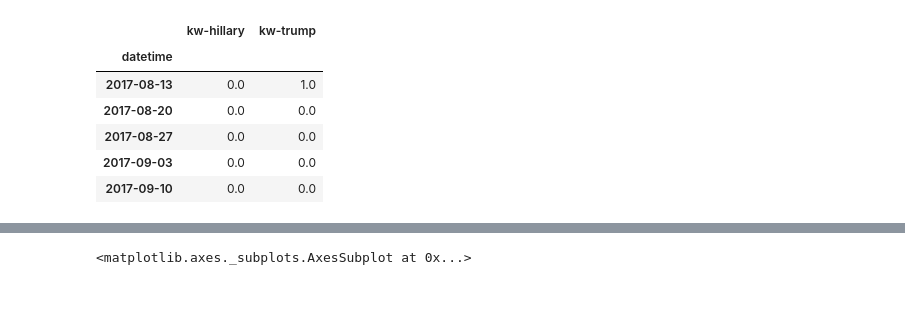
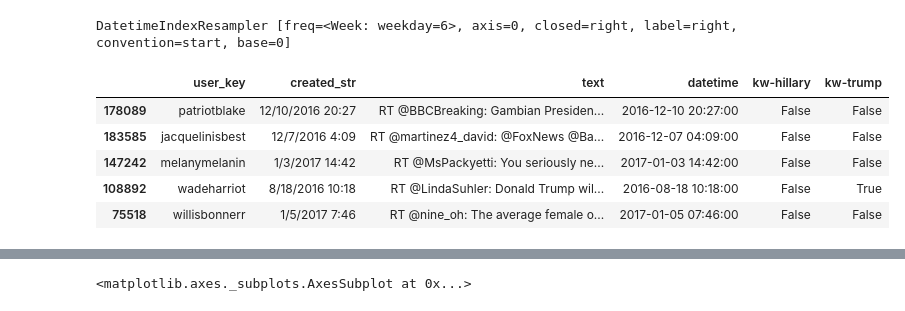
Before and after one commit to FLYSTEPHEN/Others-unaccomplished, a Jupyter notebook: try-time.ipynb, the cells around one changed output, grey strips where cells are left out. Cells and saved outputs as stored; diff of their text form; code cells hidden in the pictures.

```diff
--- a/try-time.ipynb
+++ b/try-time.ipynb
@@ -43,0 +36,2 @@ df.head()
+# %%
+df.set_index('datetime').resample('1W').aggregate('count').tail()
@@ -44,16 +46,19 @@ df.head()
+# %%
+df.set_index('datetime').resample('1w').aggregate('count').plot()
+# %% [output]
+DatetimeIndexResampler [freq=<Week: weekday=6>, axis=0, closed=right, label=right, convention=start, base=0]
 # %%
 def has_hillary(t):
     return 'hillary' in str(t).lower()
 def has_trump(t):
     return 'trump' in str(t).lower()
 df['kw-hillary'] = df['text'].apply(has_hillary)
 df['kw-trump'] = df['text'].apply(has_trump)
-df.set_index('datetime').resample('1w').aggregate('sum').tail()
+df.head()
 # %% [output]
-|  | kw-hillary | kw-trump |
-| datetime |  |  |
-| 2017-08-13 | 0.0 | 1.0 |
-| 2017-08-20 | 0.0 | 0.0 |
-| 2017-08-27 | 0.0 | 0.0 |
-| 2017-09-03 | 0.0 | 0.0 |
-| 2017-09-10 | 0.0 | 0.0 |
+|  | user_key | created_str | text | datetime | kw-hillary | kw-trump |
+| 178089 | patriotblake | 12/10/2016 20:27 | RT @BBCBreaking: Gambian Presiden... | 2016-12-10 20:27:00 | False | False |
+| 183585 | jacquelinisbest | 12/7/2016 4:09 | RT @martinez4_david: @FoxNews @Ba... | 2016-12-07 04:09:00 | False | False |
+| 147242 | melanymelanin | 1/3/2017 14:42 | RT @MsPackyetti: You seriously ne... | 2017-01-03 14:42:00 | False | False |
+| 108892 | wadeharriot | 8/18/2016 10:18 | RT @LindaSuhler: Donald Trump wil... | 2016-08-18 10:18:00 | False | True |
+| 75518 | willisbonnerr | 1/5/2017 7:46 | RT @nine_oh: The average female o... | 2017-01-05 07:46:00 | False | False |
```
Also changed, not shown: parts of 7 cells of this notebook.
